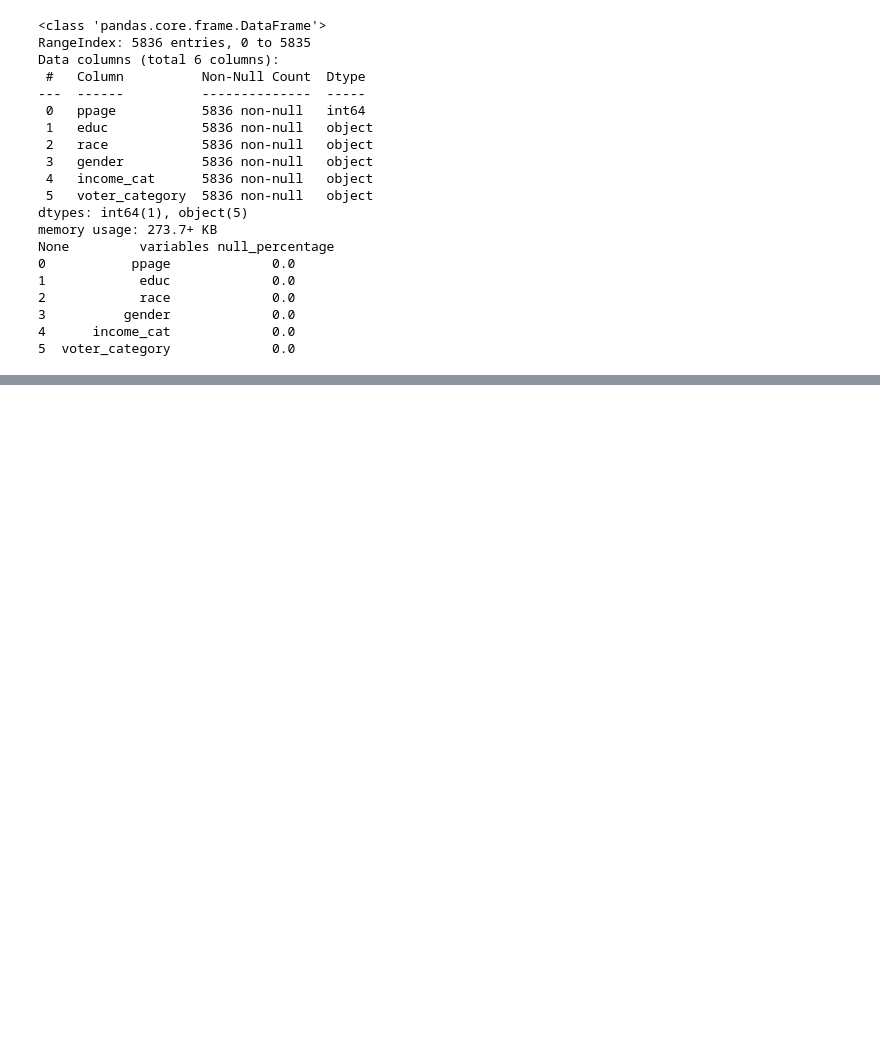
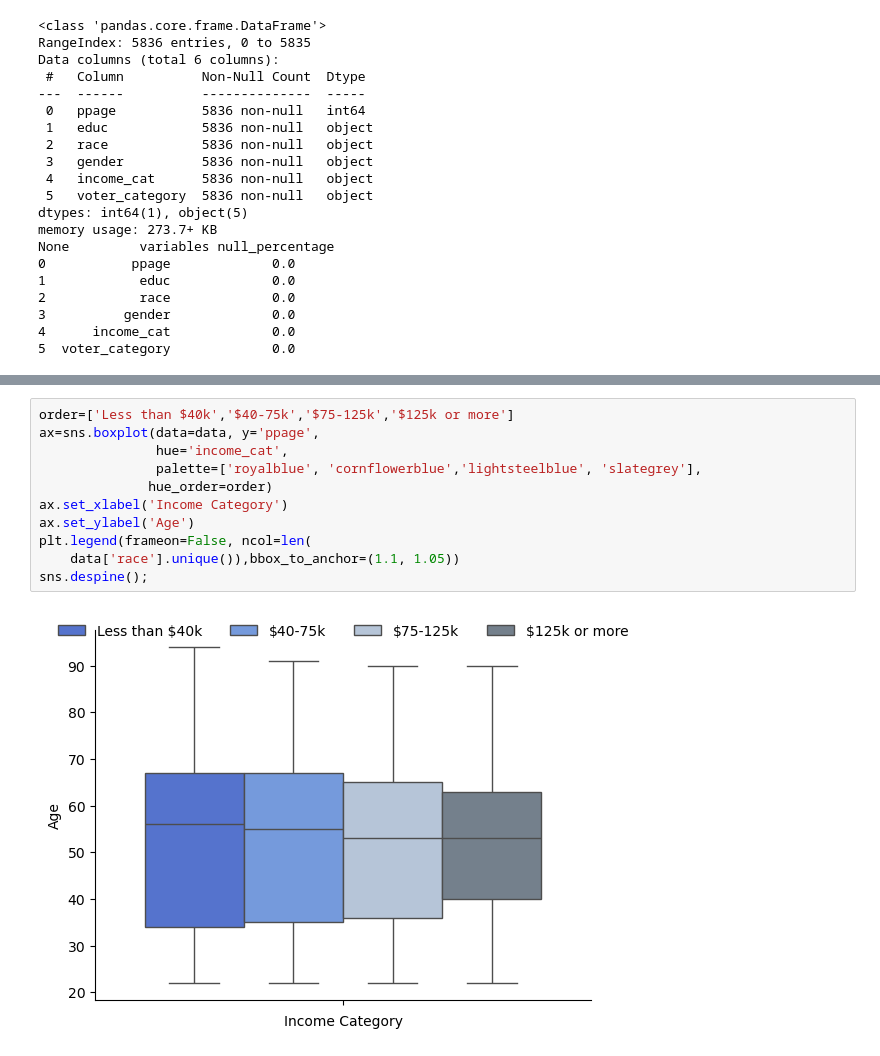
Before and after one commit to patywork/portfolio, a Jupyter notebook: voters_analysis/Respondents.ipynb, the cells around one changed output, grey strips where cells are left out. Drawn from its saved outputs; the diff is of its cells as text; blank space fills up the shorter version.

```diff
--- a/voters_analysis/Respondents.ipynb
+++ b/voters_analysis/Respondents.ipynb
@@ -124,0 +134,13 @@ plt.tight_layout()
+# %%
+order=['Less than $40k','$40-75k','$75-125k','$125k or more']
+ax=sns.boxplot(data=data, y='ppage',
+               hue='income_cat',
+               palette=['royalblue', 'cornflowerblue','lightsteelblue', 'slategrey'],
+              hue_order=order)
+ax.set_xlabel('Income Category')
+ax.set_ylabel('Age')
+plt.legend(frameon=False, ncol=len(
+    data['race'].unique()),bbox_to_anchor=(1.1, 1.05))
+sns.despine();
+# %% [output]
+[figure, added]
```
Also changed, not shown: parts of 23 cells of this notebook.
